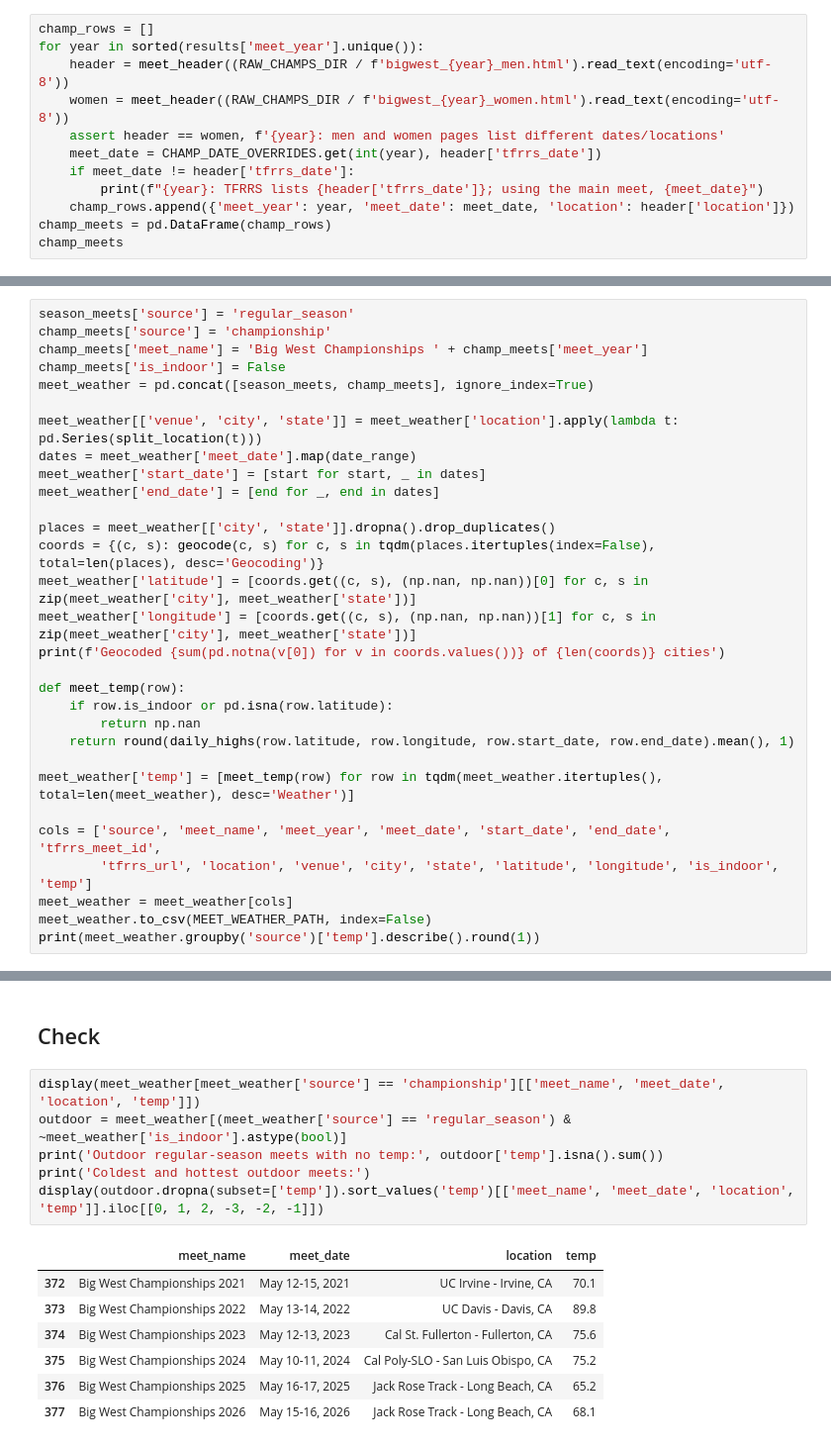
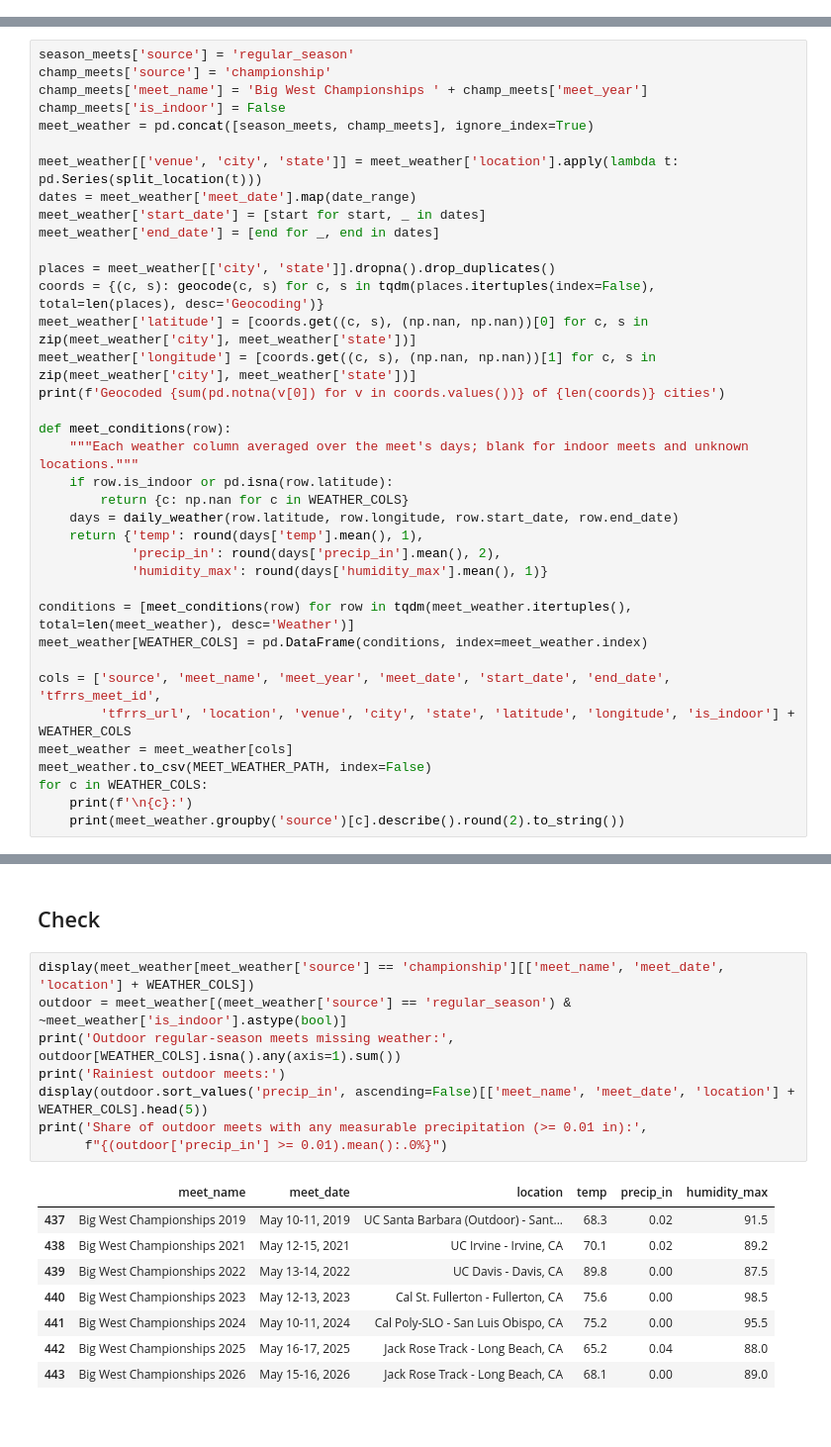
Before and after one commit to ChidiebereAgunanne/DSC180, a Jupyter notebook: big-west-predictor/notebooks/meet_temperatures.ipynb, the cells around one changed output, grey strips where cells are left out. Shown at 99% size. Saved outputs shown, nothing was run; the diff lists cells and outputs as text; blank space fills up the shorter version.

Commit message:
added weather conditions, updated risk_score

```diff
--- a/big-west-predictor/notebooks/meet_temperatures.ipynb
+++ b/big-west-predictor/notebooks/meet_temperatures.ipynb
@@ -217,12 +239,0 @@ Reused saved locations for 372 of 372 meets
-# %%
-champ_rows = []
-for year in sorted(results['meet_year'].unique()):
-    header = meet_header((RAW_CHAMPS_DIR / f'bigwest_{year}_men.html').read_text(encoding='utf-8'))
-    women = meet_header((RAW_CHAMPS_DIR / f'bigwest_{year}_women.html').read_text(encoding='utf-8'))
-    assert header == women, f'{year}: men and women pages list different dates/locations'
-    meet_date = CHAMP_DATE_OVERRIDES.get(int(year), header['tfrrs_date'])
-    if meet_date != header['tfrrs_date']:
-        print(f"{year}: TFRRS lists {header['tfrrs_date']}; using the main meet, {meet_date}")
-    champ_rows.append({'meet_year': year, 'meet_date': meet_date, 'location': header['location']})
-champ_meets = pd.DataFrame(champ_rows)
-champ_meets
@@ -278,16 +322,23 @@ meet_weather['latitude'] = [coords.get((c, s), (np.nan, np.nan))[0] for c, s in
 meet_weather['longitude'] = [coords.get((c, s), (np.nan, np.nan))[1] for c, s in zip(meet_weather['city'], meet_weather['state'])]
 print(f'Geocoded {sum(pd.notna(v[0]) for v in coords.values())} of {len(coords)} cities')
 
-def meet_temp(row):
+def meet_conditions(row):
+    """Each weather column averaged over the meet's days; blank for indoor meets and unknown locations."""
     if row.is_indoor or pd.isna(row.latitude):
-        return np.nan
-    return round(daily_highs(row.latitude, row.longitude, row.start_date, row.end_date).mean(), 1)
+        return {c: np.nan for c in WEATHER_COLS}
+    days = daily_weather(row.latitude, row.longitude, row.start_date, row.end_date)
+    return {'temp': round(days['temp'].mean(), 1),
+            'precip_in': round(days['precip_in'].mean(), 2),
+            'humidity_max': round(days['humidity_max'].mean(), 1)}
 
-meet_weather['temp'] = [meet_temp(row) for row in tqdm(meet_weather.itertuples(), total=len(meet_weather), desc='Weather')]
+conditions = [meet_conditions(row) for row in tqdm(meet_weather.itertuples(), total=len(meet_weather), desc='Weather')]
+meet_weather[WEATHER_COLS] = pd.DataFrame(conditions, index=meet_weather.index)
 
 cols = ['source', 'meet_name', 'meet_year', 'meet_date', 'start_date', 'end_date', 'tfrrs_meet_id',
-        'tfrrs_url', 'location', 'venue', 'city', 'state', 'latitude', 'longitude', 'is_indoor', 'temp']
+        'tfrrs_url', 'location', 'venue', 'city', 'state', 'latitude', 'longitude', 'is_indoor'] + WEATHER_COLS
 meet_weather = meet_weather[cols]
 meet_weather.to_csv(MEET_WEATHER_PATH, index=False)
-print(meet_weather.groupby('source')['temp'].describe().round(1))
+for c in WEATHER_COLS:
+    print(f'\n{c}:')
+    print(meet_weather.groupby('source')[c].describe().round(2).to_string())
 # %% [output]
@@ -328,16 +399,19 @@ bigwest_2021_2026_results.csv: temp filled for 4579 of 4579 rows (0 blank)
 # %% [markdown]
 ## Check
 # %%
-display(meet_weather[meet_weather['source'] == 'championship'][['meet_name', 'meet_date', 'location', 'temp']])
+display(meet_weather[meet_weather['source'] == 'championship'][['meet_name', 'meet_date', 'location'] + WEATHER_COLS])
 outdoor = meet_weather[(meet_weather['source'] == 'regular_season') & ~meet_weather['is_indoor'].astype(bool)]
-print('Outdoor regular-season meets with no temp:', outdoor['temp'].isna().sum())
-print('Coldest and hottest outdoor meets:')
-display(outdoor.dropna(subset=['temp']).sort_values('temp')[['meet_name', 'meet_date', 'location', 'temp']].iloc[[0, 1, 2, -3, -2, -1]])
+print('Outdoor regular-season meets missing weather:', outdoor[WEATHER_COLS].isna().any(axis=1).sum())
+print('Rainiest outdoor meets:')
+display(outdoor.sort_values('precip_in', ascending=False)[['meet_name', 'meet_date', 'location'] + WEATHER_COLS].head(5))
+print('Share of outdoor meets with any measurable precipitation (>= 0.01 in):',
+      f"{(outdoor['precip_in'] >= 0.01).mean():.0%}")
 # %% [output]
-|  | meet_name | meet_date | location | temp |
-| 372 | Big West Championships 2021 | May 12-15, 2021 | UC Irvine - Irvine, CA | 70.1 |
-| 373 | Big West Championships 2022 | May 13-14, 2022 | UC Davis - Davis, CA | 89.8 |
-| 374 | Big West Championships 2023 | May 12-13, 2023 | Cal St. Fullerton - Fullerton, CA | 75.6 |
-| 375 | Big West Championships 2024 | May 10-11, 2024 | Cal Poly-SLO - San Luis Obispo, CA | 75.2 |
-| 376 | Big West Championships 2025 | May 16-17, 2025 | Jack Rose Track - Long Beach, CA | 65.2 |
-| 377 | Big West Championships 2026 | May 15-16, 2026 | Jack Rose Track - Long Beach, CA | 68.1 |
+|  | meet_name | meet_date | location | temp | precip_in | humidity_max |
+| 437 | Big West Championships 2019 | May 10-11, 2019 | UC Santa Barbara (Outdoor) - Sant... | 68.3 | 0.02 | 91.5 |
+| 438 | Big West Championships 2021 | May 12-15, 2021 | UC Irvine - Irvine, CA | 70.1 | 0.02 | 89.2 |
+| 439 | Big West Championships 2022 | May 13-14, 2022 | UC Davis - Davis, CA | 89.8 | 0.00 | 87.5 |
+| 440 | Big West Championships 2023 | May 12-13, 2023 | Cal St. Fullerton - Fullerton, CA | 75.6 | 0.00 | 98.5 |
+| 441 | Big West Championships 2024 | May 10-11, 2024 | Cal Poly-SLO - San Luis Obispo, CA | 75.2 | 0.00 | 95.5 |
+| 442 | Big West Championships 2025 | May 16-17, 2025 | Jack Rose Track - Long Beach, CA | 65.2 | 0.04 | 88.0 |
+| 443 | Big West Championships 2026 | May 15-16, 2026 | Jack Rose Track - Long Beach, CA | 68.1 | 0.00 | 89.0 |
```
Also changed, not shown: parts of 15 cells of this notebook, 11 other files.
